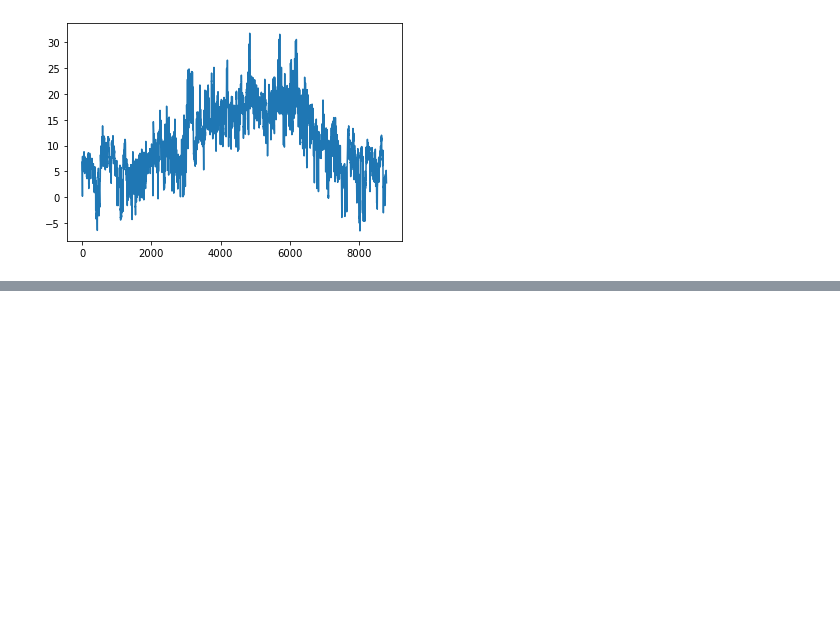
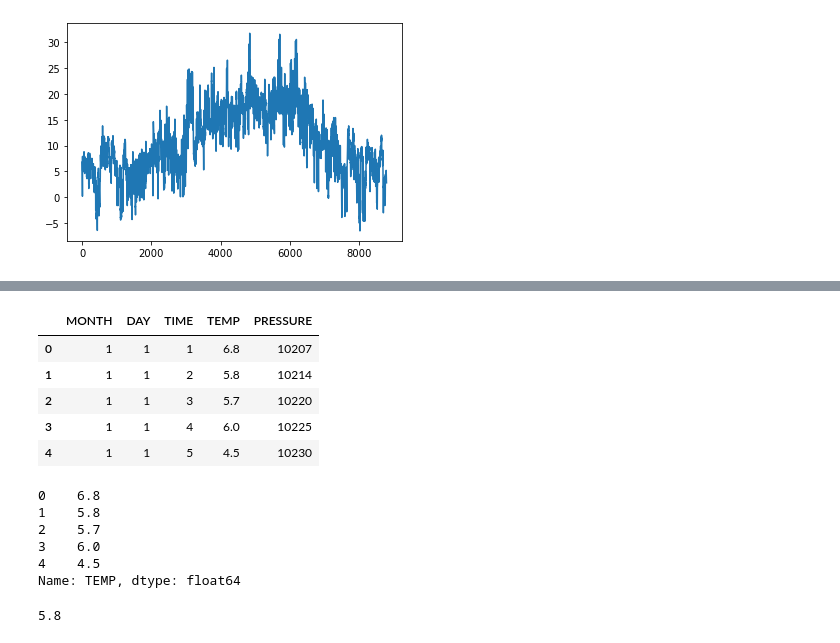
Before and after one commit to jho97/data-analyst-week-2, a Jupyter notebook: may_23/personal_work/demo.ipynb, the cells around one changed output, grey strips where cells are left out. Drawn from its saved outputs; the diff is of its cells as text; code cells hidden in the pictures; blank space fills up the shorter version.

```diff
--- a/may_23/Course_Materials_Part1/personal_work/demo.ipynb
+++ b/may_23/personal_work/demo.ipynb
@@ -69,0 +84,23 @@ df['TEMP'].plot()
+# %%
+df = pd.read_csv('weather.csv').head()
+df
+# %% [output]
+|  | MONTH | DAY | TIME | TEMP | PRESSURE |
+| 0 | 1 | 1 | 1 | 6.8 | 10207 |
+| 1 | 1 | 1 | 2 | 5.8 | 10214 |
+| 2 | 1 | 1 | 3 | 5.7 | 10220 |
+| 3 | 1 | 1 | 4 | 6.0 | 10225 |
+| 4 | 1 | 1 | 5 | 4.5 | 10230 |
+# %%
+df['TEMP']
+# %% [output]
+0    6.8
+1    5.8
+2    5.7
+3    6.0
+4    4.5
+Name: TEMP, dtype: float64
+# %%
+df['TEMP'][1]
+# %% [output]
+5.8
```
Also changed, not shown: parts of 12 cells of this notebook, 2 other files.
